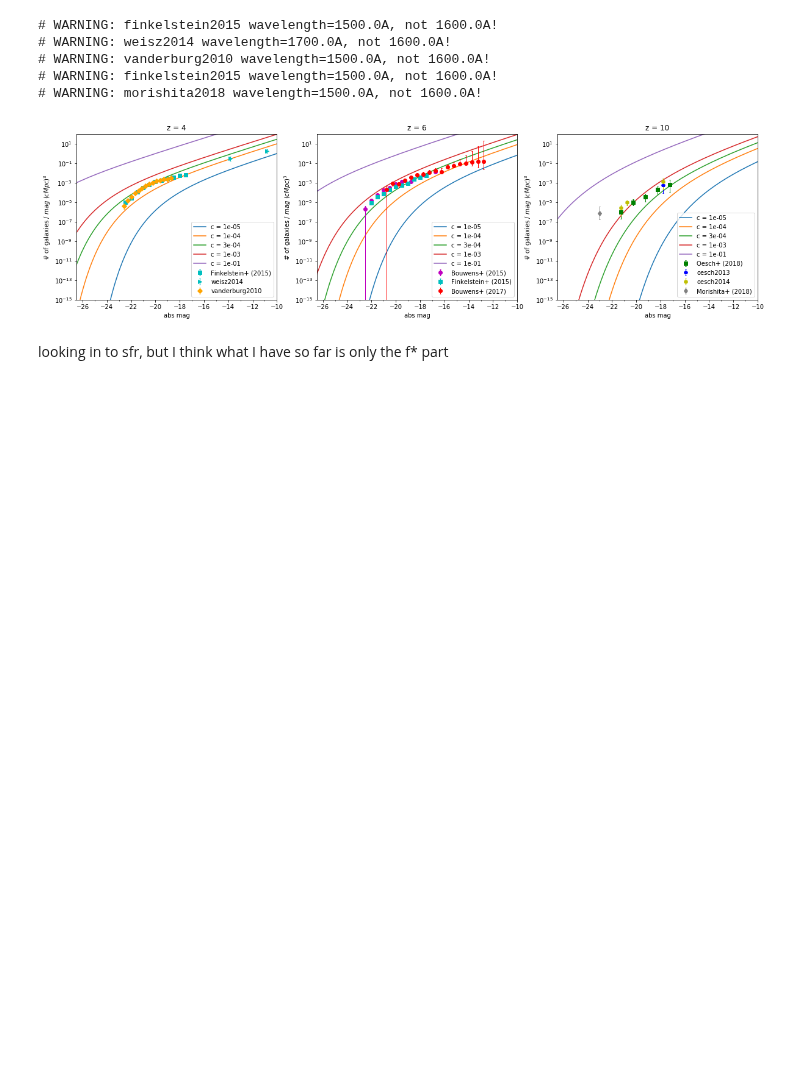
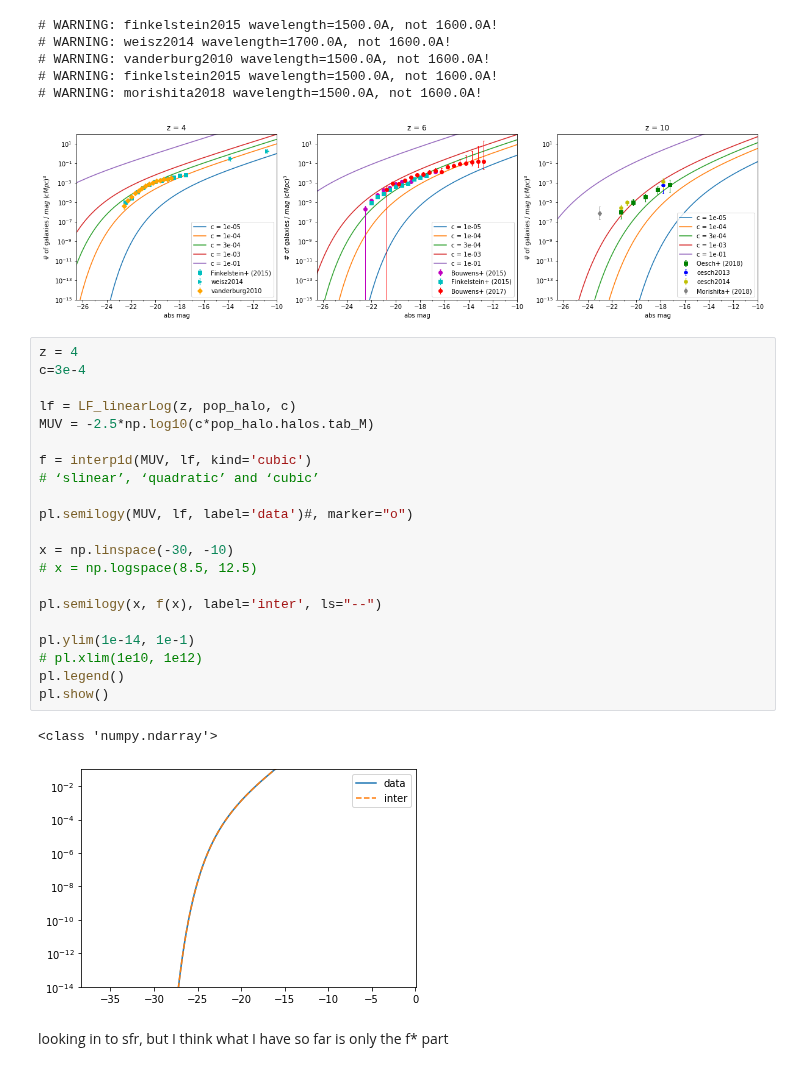
Before and after one commit to eklem1/GalaxySim, a Jupyter notebook: WorkingFromHalo.ipynb, the cells around one changed output. Cells and saved outputs as stored; diff of their text form; blank space fills up the shorter version.

```diff
--- a/WorkingFromHalo.ipynb
+++ b/WorkingFromHalo.ipynb
@@ -191,6 +192,30 @@ pl.show()
 # WARNING: finkelstein2015 wavelength=1500.0A, not 1600.0A!
 # WARNING: morishita2018 wavelength=1500.0A, not 1600.0A!
 [figure]
+# %%
+z = 4
+c=3e-4
+
+lf = LF_linearLog(z, pop_halo, c)
+MUV = -2.5*np.log10(c*pop_halo.halos.tab_M)
+
+f = interp1d(MUV, lf, kind='cubic')
+# ‘slinear’, ‘quadratic’ and ‘cubic’
+
+pl.semilogy(MUV, lf, label='data')#, marker="o")
+
+x = np.linspace(-30, -10)
+# x = np.logspace(8.5, 12.5)
+
+pl.semilogy(x, f(x), label='inter', ls="--")
+
+pl.ylim(1e-14, 1e-1)
+# pl.xlim(1e10, 1e12)
+pl.legend()
+pl.show()
+# %% [output]
+<class 'numpy.ndarray'>
+[figure, added]
 # %% [markdown]
 looking in to sfr, but I think what I have so far is only the f* part
 # %%
```
Also changed, not shown: parts of 4 cells of this notebook, 2 other files.
